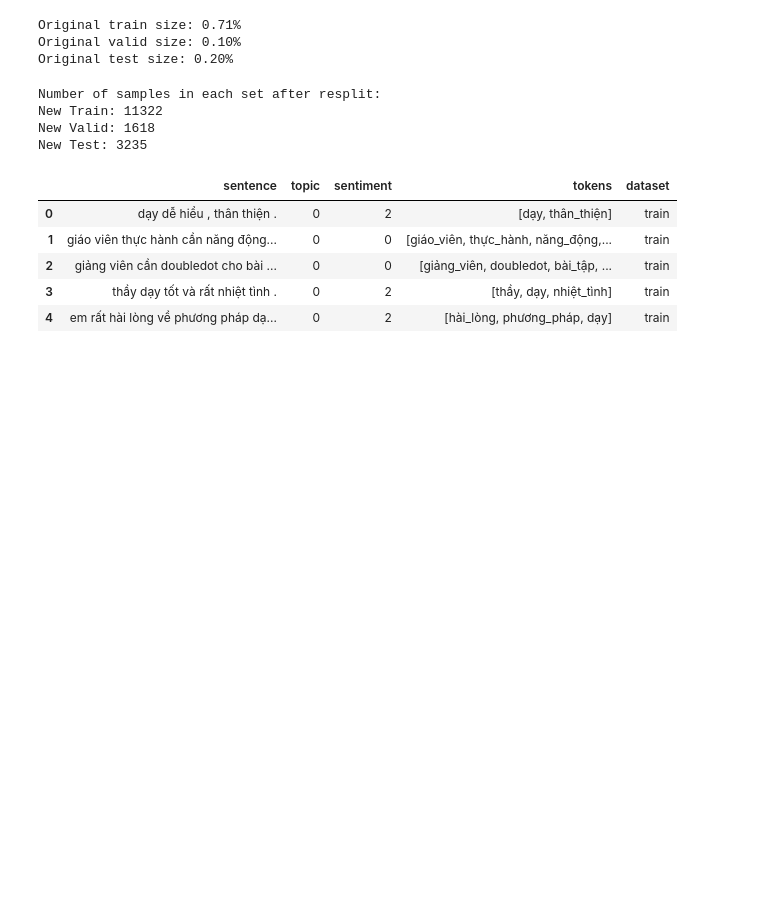
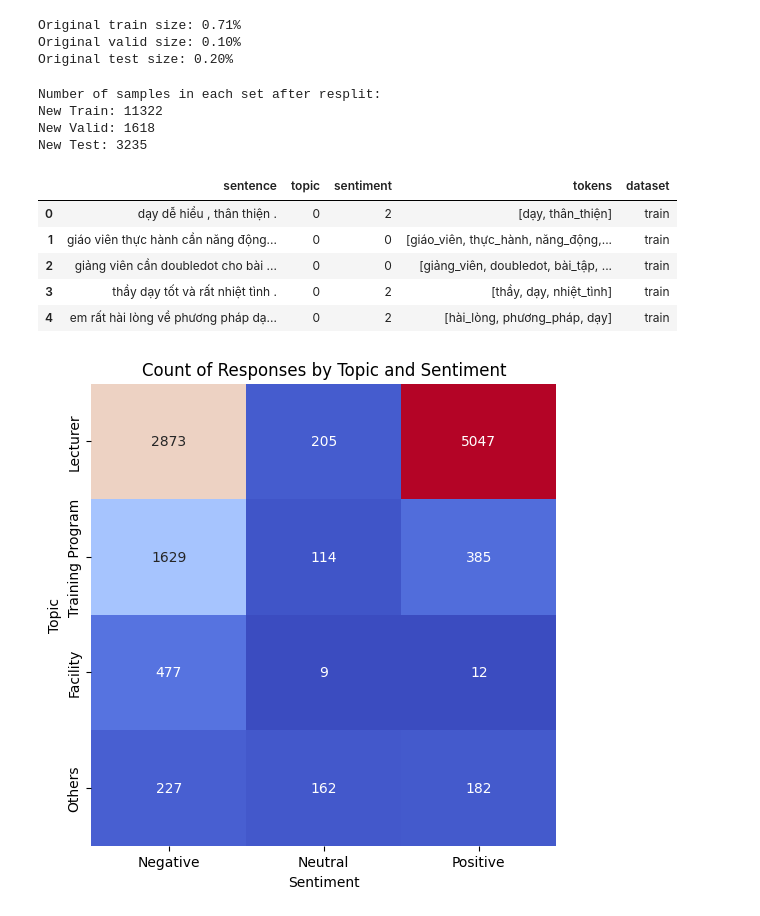
Before and after one commit to lanlehoang/python_phenikaa, a Jupyter notebook: final/preprocessing.ipynb, the cells around one changed output. Saved outputs shown, nothing was run; the diff lists cells and outputs as text; code cells hidden in the pictures; blank space fills up the shorter version.

```diff
--- a/final/preprocessing.ipynb
+++ b/final/preprocessing.ipynb
@@ -286,6 +286,23 @@ new_df.head()
 | 2 | giảng viên cần doubledot cho bài ... | 0 | 0 | [giảng_viên, doubledot, bài_tập, ... | train |
 | 3 | thầy dạy tốt và rất nhiệt tình . | 0 | 2 | [thầy, dạy, nhiệt_tình] | train |
 | 4 | em rất hài lòng về phương pháp dạ... | 0 | 2 | [hài_lòng, phương_pháp, dạy] | train |
+# %%
+# Visualize the label distribution in the new train set
+
+df_top_sent = new_train.groupby(['topic', 'sentiment']).size().reset_index(name='count') \
+    .sort_values(by=['topic', 'sentiment'])
+top_sent_mat = np.array(df_top_sent['count']).reshape(4, 3)
+
+plt.figure(figsize=(6, 6))
+sns.heatmap(top_sent_mat, annot=True, fmt='d', cmap='coolwarm', cbar=False,
+            xticklabels=['Negative', 'Neutral', 'Positive'],
+            yticklabels=['Lecturer', 'Training Program', 'Facility', 'Others'])
+plt.title("Count of Responses by Topic and Sentiment")
+plt.xlabel("Sentiment")
+plt.ylabel("Topic")
+plt.show()
+# %% [output]
+[figure, added]
 # %%
 # Save the new split to CSV
 new_df.to_csv("data/resplitted_data.csv")
```
Also changed, not shown: 10 other files.
